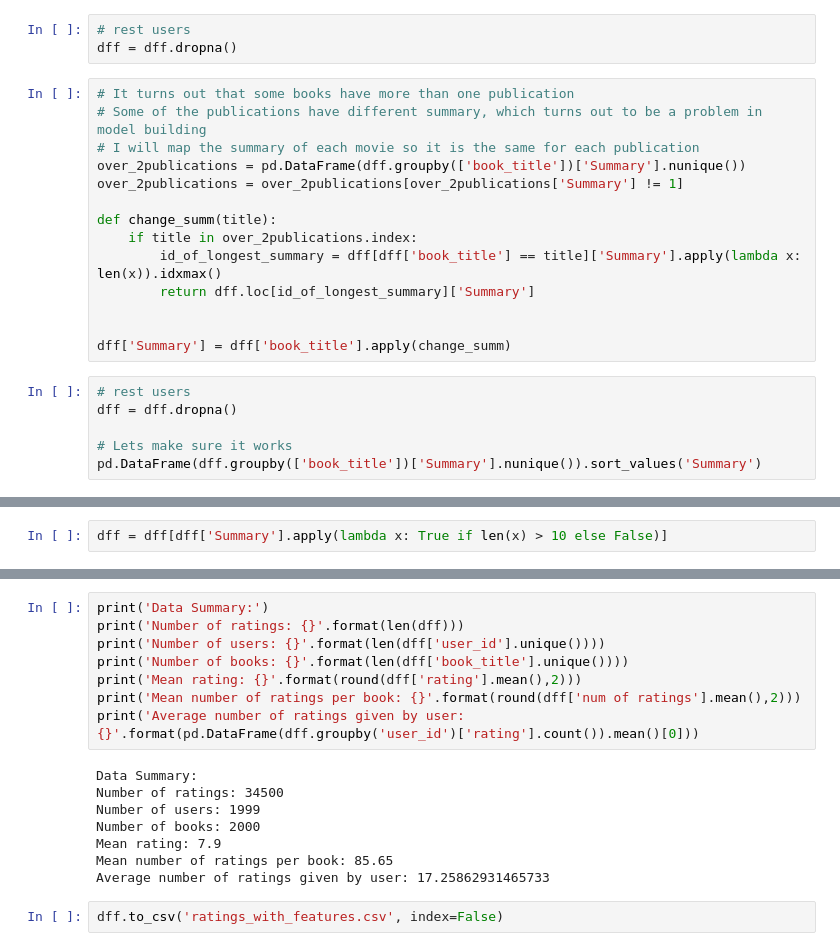
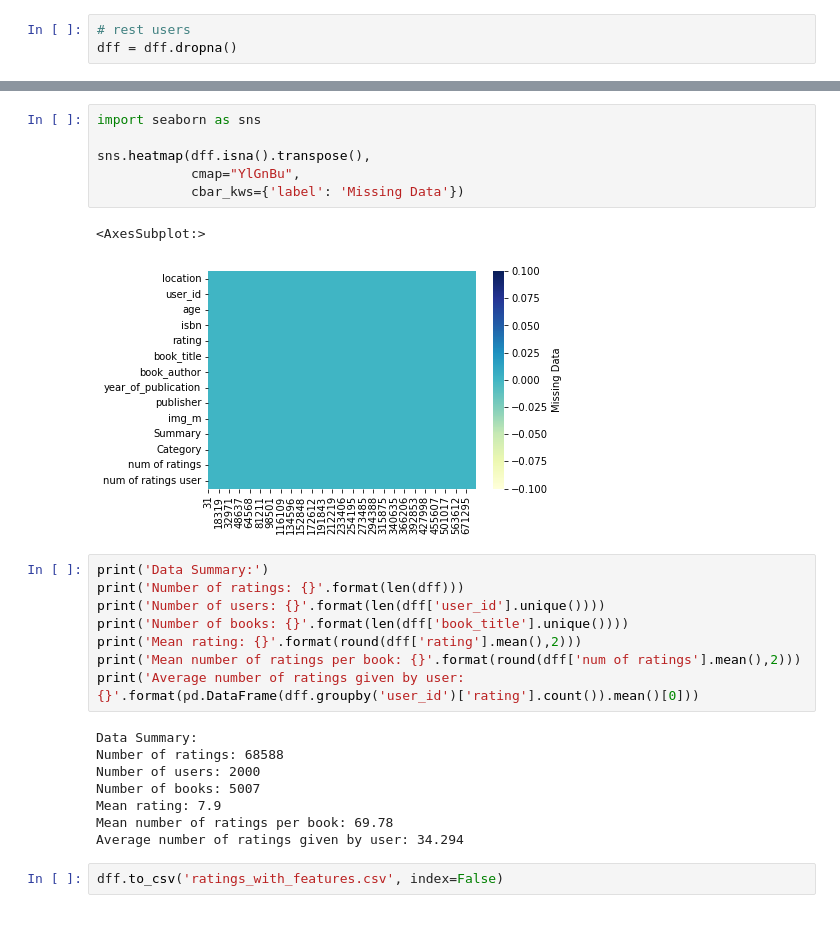
Before and after one commit to patpiet/Basic-Books-Reccommender, a Jupyter notebook: Data_insights.ipynb, the cells around one changed output, grey strips where cells are left out. Saved outputs shown, nothing was run; the diff lists cells and outputs as text; blank space fills up the shorter version.

Commit message:
add images

```diff
--- a/Data_insights.ipynb
+++ b/Data_insights.ipynb
@@ -228,23 +244,3 @@ See the caveats in the documentation: https://pandas.pydata.org/pandas-docs/stab
 # %%
 # rest users
 dff = dff.dropna()
-# %%
-# It turns out that some books have more than one publication
-# Some of the publications have different summary, which turns out to be a problem in model building
-# I will map the summary of each movie so it is the same for each publication
-over_2publications = pd.DataFrame(dff.groupby(['book_title'])['Summary'].nunique())
-over_2publications = over_2publications[over_2publications['Summary'] != 1]
-
-def change_summ(title):
-    if title in over_2publications.index:
-        id_of_longest_summary = dff[dff['book_title'] == title]['Summary'].apply(lambda x: len(x)).idxmax()
-        return dff.loc[id_of_longest_summary]['Summary']
-
-
-dff['Summary'] = dff['book_title'].apply(change_summ)
-# %%
-# rest users
-dff = dff.dropna()
-
-# Lets make sure it works
-pd.DataFrame(dff.groupby(['book_title'])['Summary'].nunique()).sort_values('Summary')
@@ -273,2 +246,0 @@ dff[dff['Summary'].apply(lambda x: True if len(x) < 10 else False)].head(2)
-# %%
-dff = dff[dff['Summary'].apply(lambda x: True if len(x) > 10 else False)]
@@ -275,3 +278,12 @@ dff = dff[dff['Summary'].apply(lambda x: True if len(x) > 10 else False)]
+# %%
+import seaborn as sns
+
+sns.heatmap(dff.isna().transpose(),
+            cmap="YlGnBu",
+            cbar_kws={'label': 'Missing Data'})
+# %% [output]
+<AxesSubplot:>
+[figure, added]
 # %%
 print('Data Summary:')
 print('Number of ratings: {}'.format(len(dff)))
@@ -282,12 +294,12 @@ print('Mean number of ratings per book: {}'.format(round(dff['num of ratings'].m
 print('Average number of ratings given by user: {}'.format(pd.DataFrame(dff.groupby('user_id')['rating'].count()).mean()[0]))
 # %% [output]
 Data Summary:
-Number of ratings: 34500
-Number of users: 1999
-Number of books: 2000
+Number of ratings: 68588
+Number of users: 2000
+Number of books: 5007
 Mean rating: 7.9
-Mean number of ratings per book: 85.65
-Average number of ratings given by user: 17.25862931465733
+Mean number of ratings per book: 69.78
+Average number of ratings given by user: 34.294
 # %%
 dff.to_csv('ratings_with_features.csv', index=False)
 # %%
```
Also changed, not shown: parts of 6 cells of this notebook, 3 other files.
